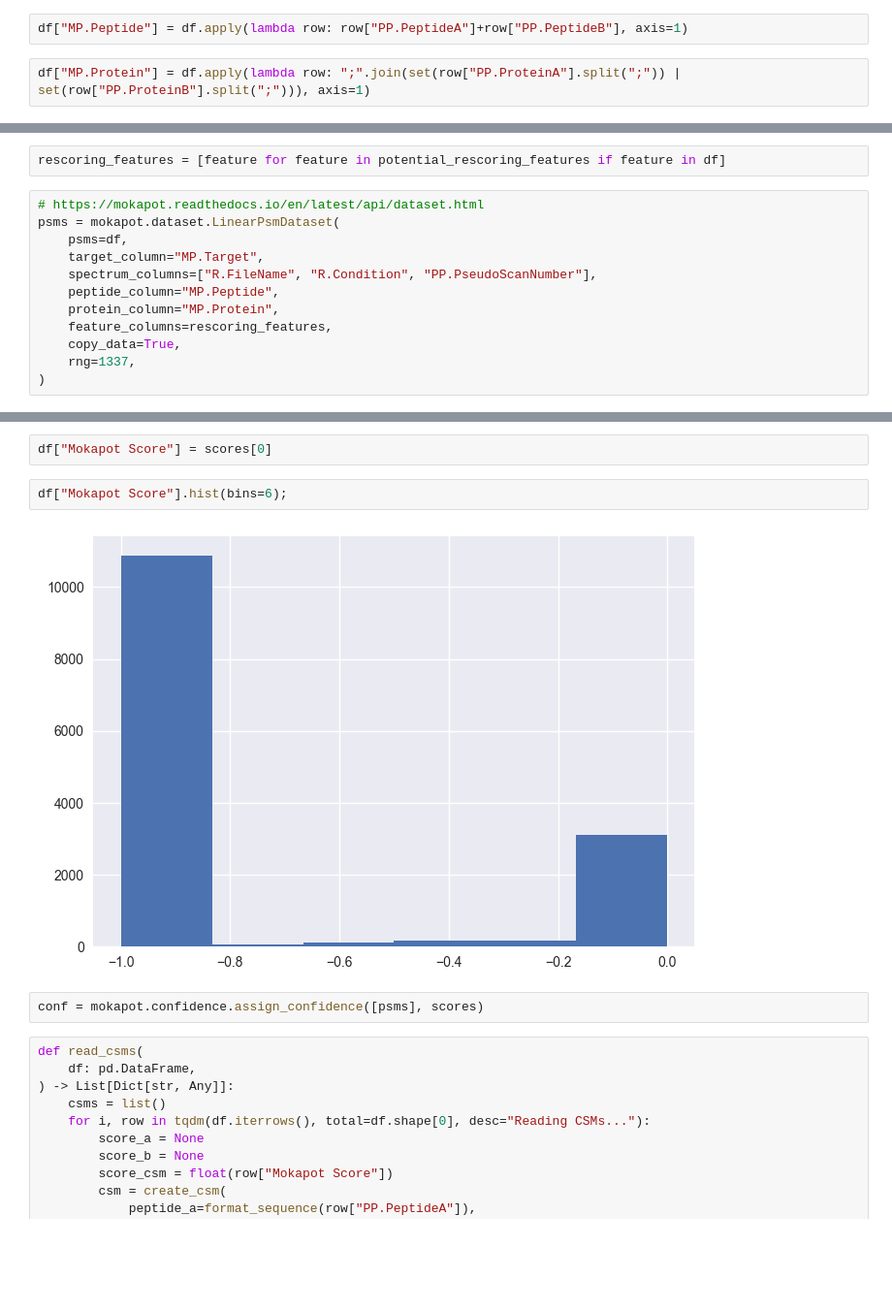
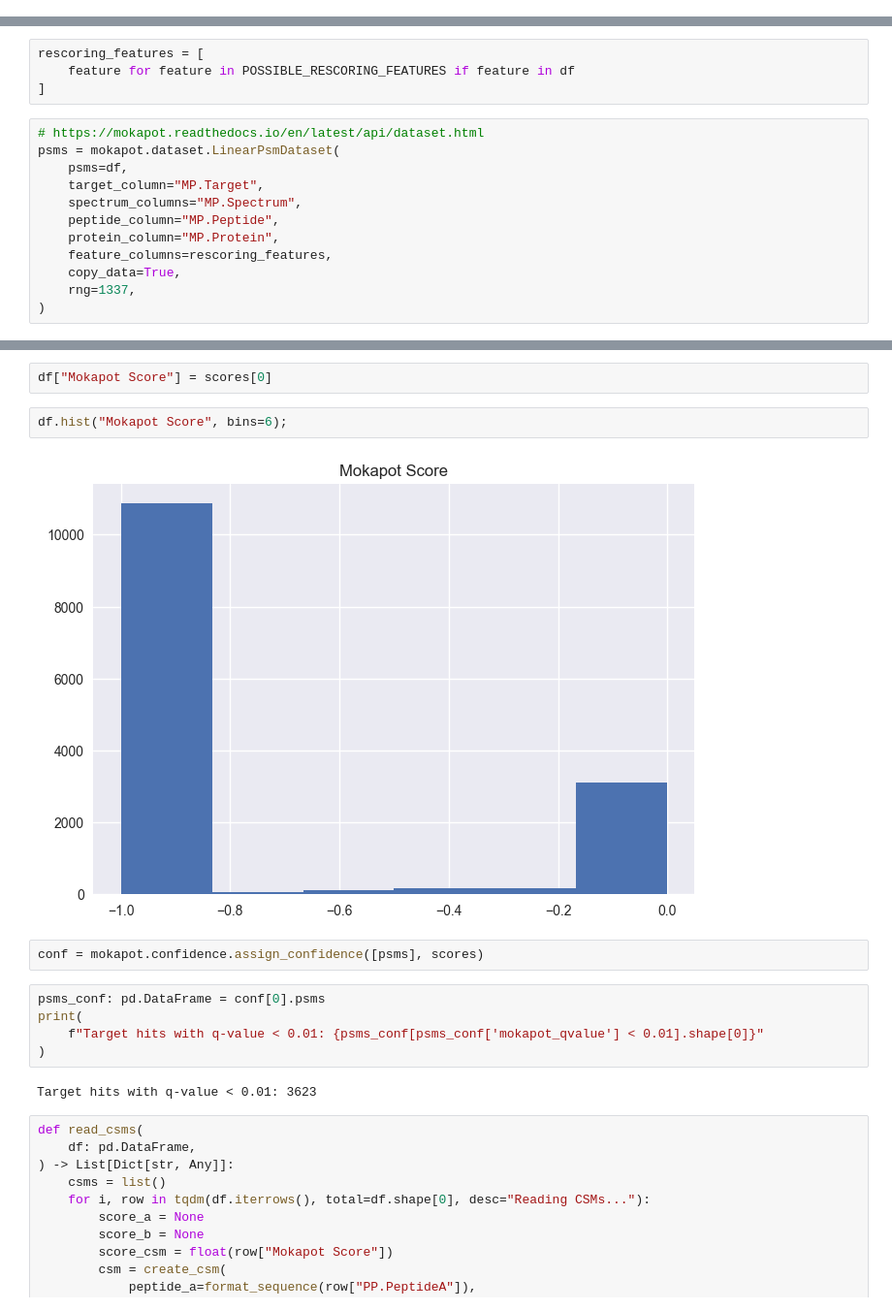
Before and after one commit to hgb-bin-proteomics/MSAnnika_Spectral_Library_exporter_rescoring, a Jupyter notebook: rescore_DIA12_CV486075_Mokapot.ipynb, the cells around one changed output, grey strips where cells are left out. Shown at 97% size. Cells and saved outputs as stored; diff of their text form; blank space fills up the shorter version.

Commit message:
add mokapot rescore for CV486075

```diff
--- a/rescore_DIA12_CV486075_Mokapot.ipynb
+++ b/rescore_DIA12_CV486075_Mokapot.ipynb
@@ -46,4 +144,0 @@ df["MP.Target"] = df.apply(lambda row: not (row["PP.IsDecoyA"] or row["PP.IsDeco
-# %%
-df["MP.Peptide"] = df.apply(lambda row: row["PP.PeptideA"]+row["PP.PeptideB"], axis=1)
-# %%
-df["MP.Protein"] = df.apply(lambda row: ";".join(set(row["PP.ProteinA"].split(";")) | set(row["PP.ProteinB"].split(";"))), axis=1)
@@ -104,11 +145,13 @@ potential_rescoring_features = [
 # %%
-rescoring_features = [feature for feature in potential_rescoring_features if feature in df]
+rescoring_features = [
+    feature for feature in POSSIBLE_RESCORING_FEATURES if feature in df
+]
 # %%
 # https://mokapot.readthedocs.io/en/latest/api/dataset.html
 psms = mokapot.dataset.LinearPsmDataset(
     psms=df,
     target_column="MP.Target",
-    spectrum_columns=["R.FileName", "R.Condition", "PP.PseudoScanNumber"],
+    spectrum_columns="MP.Spectrum",
     peptide_column="MP.Peptide",
     protein_column="MP.Protein",
     feature_columns=rescoring_features,
@@ -123,11 +175,18 @@ Learned model did not improve over the best feature. Now scoring by the best fea
 # %%
 df["Mokapot Score"] = scores[0]
 # %%
-df["Mokapot Score"].hist(bins=6);
+df.hist("Mokapot Score", bins=6);
 # %% [output]
-[figure, old version]
+[figure, new version]
 # %%
 conf = mokapot.confidence.assign_confidence([psms], scores)
+# %%
+psms_conf: pd.DataFrame = conf[0].psms
+print(
+    f"Target hits with q-value < 0.01: {psms_conf[psms_conf['mokapot_qvalue'] < 0.01].shape[0]}"
+)
+# %% [output]
+Target hits with q-value < 0.01: 3623
 # %%
 def read_csms(
     df: pd.DataFrame,
```
Also changed, not shown: parts of 27 cells of this notebook, 1 other file.
